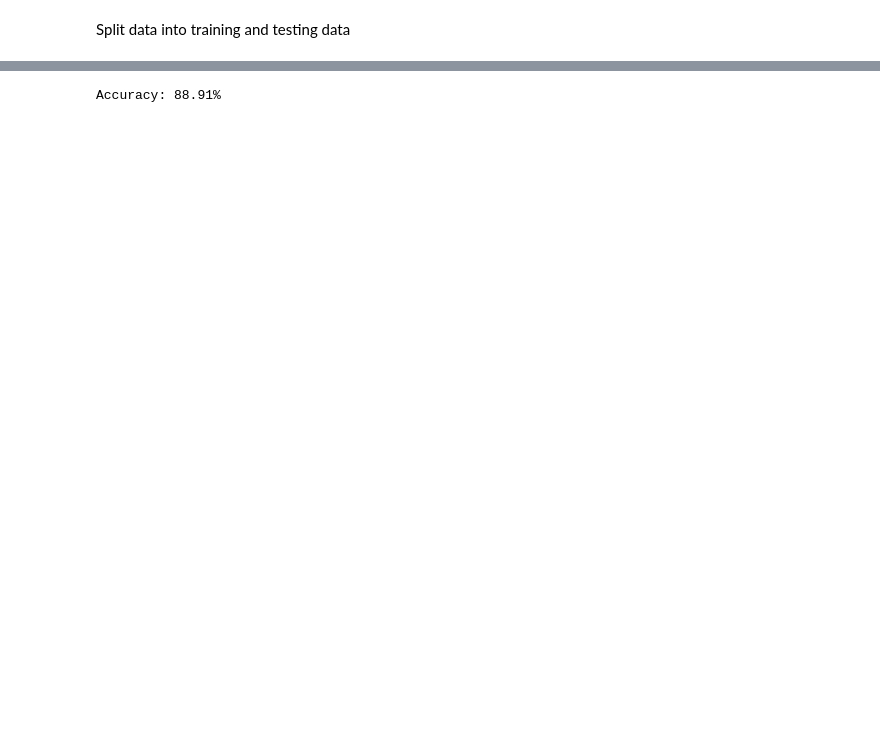
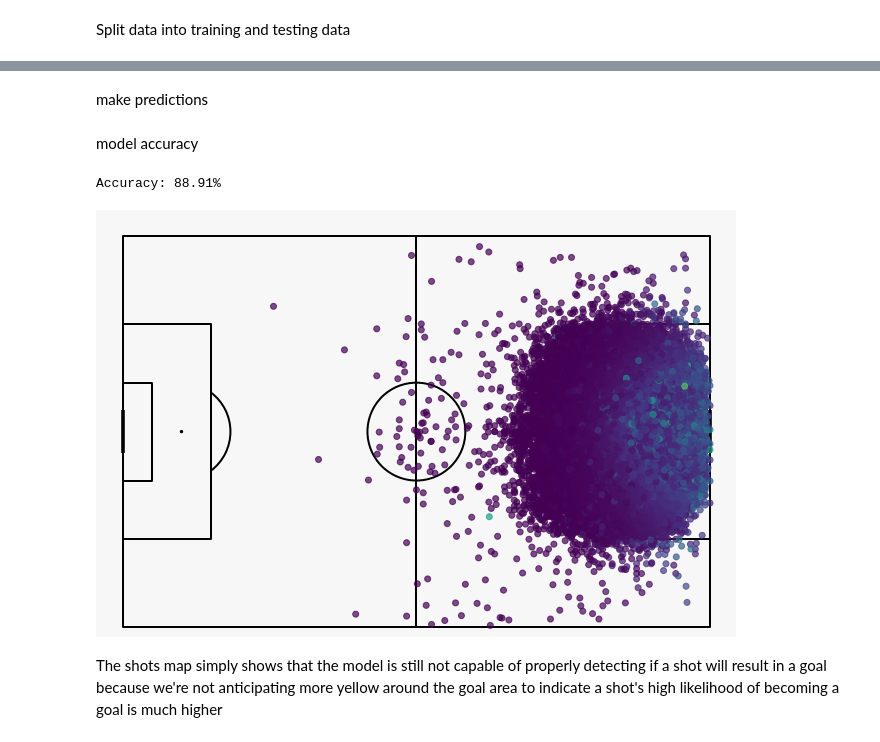
Before and after one commit to Elmehdi9/Building-expected-goals-model, a Jupyter notebook: expected goals model.ipynb, the cells around one changed output, grey strips where cells are left out. Saved outputs shown, nothing was run; the diff lists cells and outputs as text; code cells hidden in the pictures; blank space fills up the shorter version.

Commit message:
Shots Plot
I added a plot of shot data visualization.

```diff
--- a/expected goals model.ipynb
+++ b/expected goals model.ipynb
@@ -49,7 +66,25 @@ Pipeline(steps=[('ct',
+# %% [markdown]
+make predictions
 # %%
 y_pred = model.predict(x_test)
+# %% [markdown]
+model accuracy
 # %%
 acc = accuracy_score(y_test, y_pred)
 print("Accuracy: {:.2f}%".format(acc * 100))
 # %% [output]
 Accuracy: 88.91%
+# %%
+# Set football pitch
+pitch= Pitch(pad_bottom= 0.5, goal_alpha= 0.8,
+                      pitch_color= '#f7f7f7', line_color= 'black')
+fig, ax= pitch.draw(figsize=(9, 10))
+fig.set_facecolor('#f7f7f7')
+
+# Plot the predicted shots
+plt.scatter(df['X'], df['Y'], c= model.predict_proba(df)[:,1], alpha= 0.7)
+plt.show()
+# %% [output]
+[figure, added]
+# %% [markdown]
+The shots map simply shows that the model is still not capable of properly detecting if a shot will result in a goal because we're not anticipating more yellow around the goal area to indicate a shot's high likelihood of becoming a goal is much higher
```
Also changed, not shown: parts of 6 cells of this notebook.
